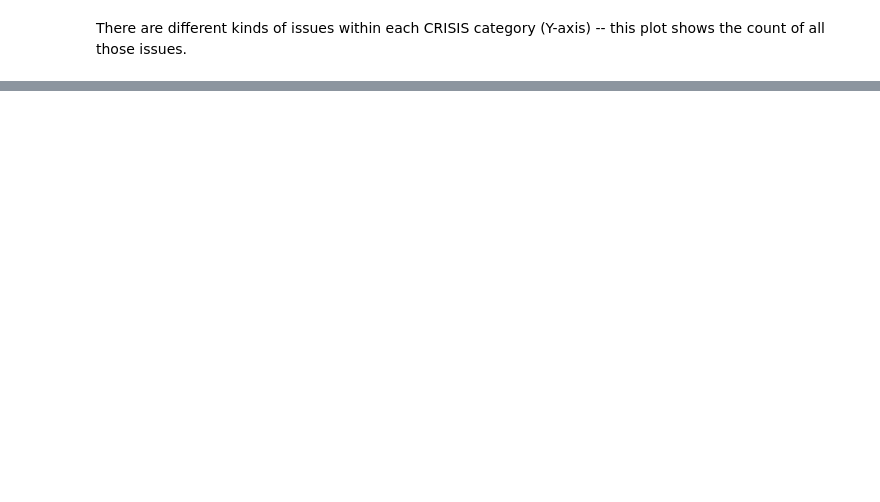
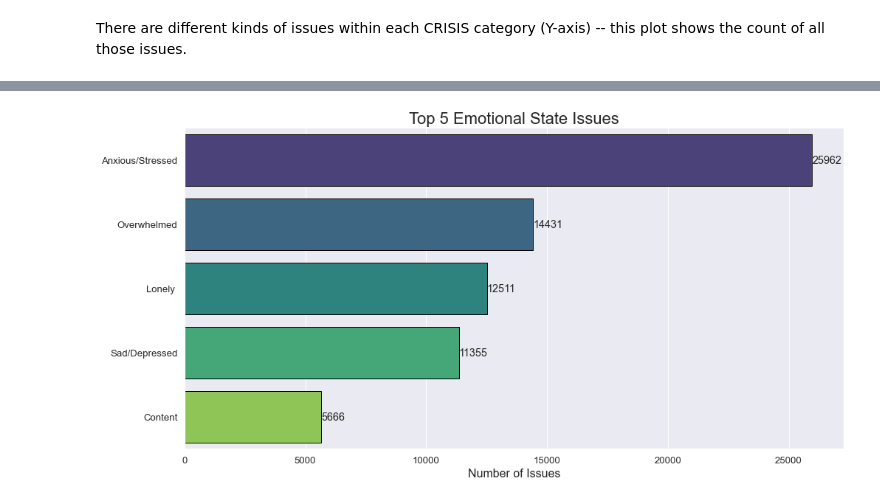
Before and after one commit to NSS-Data-Analytics-Cohort-6/fcs-crisis-data-campers, a Jupyter notebook: notebooks/FCS_project_datacampers.ipynb, the cells around one changed output, grey strips where cells are left out. Saved outputs shown, nothing was run; the diff lists cells and outputs as text; code cells hidden in the pictures; blank space fills up the shorter version.

```diff
--- a/notebooks/FCS_project_datacampers.ipynb
+++ b/notebooks/FCS_project_datacampers.ipynb
@@ -502,0 +878,13 @@ plt.title('Top 5 Emotional State Issues', fontsize=30);
+# %%
+# Above plot but in seaborn
+plt.figure(figsize=(16, 8))
+sns.set(style="whitegrid")
+sns.set(font_scale=1.2)
+ax = sns.barplot(x=tei_df.Count, y=tei_df.Issue, data=tei_df,
+            palette=sns.color_palette('viridis', n_colors=5), edgecolor='black')
+ax.bar_label(ax.containers[0])
+plt.title('Top 5 Emotional State Issues', fontsize=22)
+plt.xlabel('Number of Issues', fontsize=16)
+plt.ylabel('');
+# %% [output]
+[figure, added]
```
Also changed, not shown: parts of 90 cells of this notebook.
